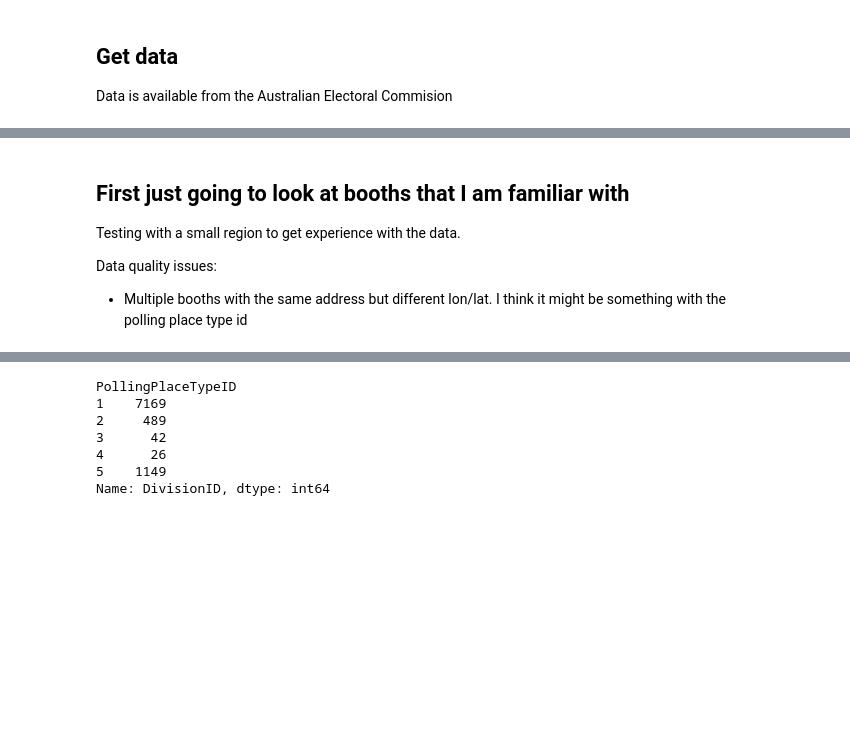
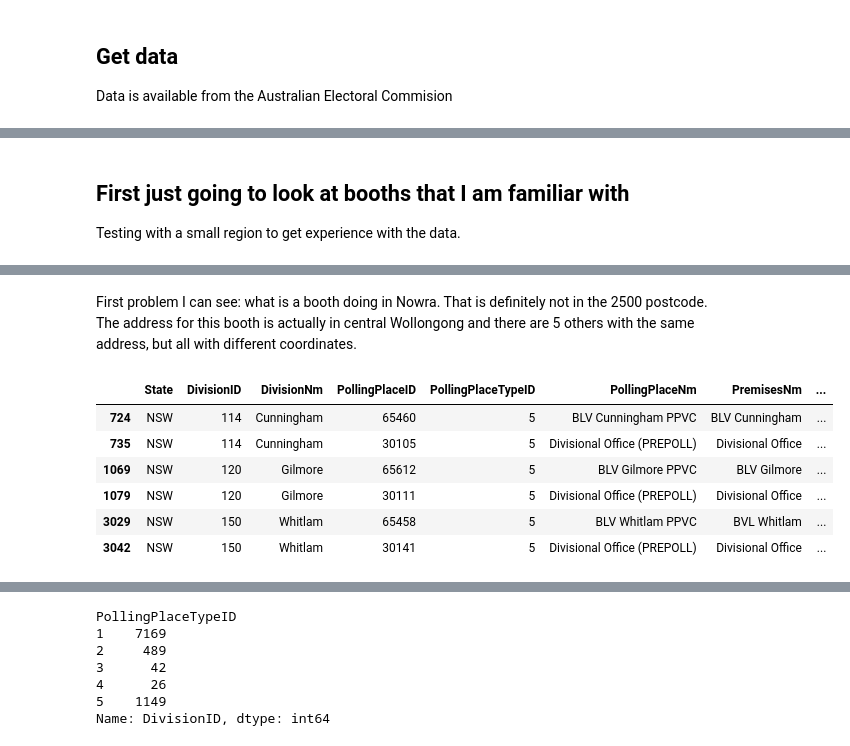
Before and after one commit to RachelBunder/gerrymandering_australia, a Jupyter notebook: explore_booths.ipynb, the cells around one changed output, grey strips where cells are left out. Cells and saved outputs as stored; diff of their text form; code cells hidden in the pictures; blank space fills up the shorter version.

```diff
--- a/explore_booths.ipynb
+++ b/explore_booths.ipynb
@@ -46,9 +49,6 @@ booths.head()
 ## First just going to look at booths that I am familiar with
 
 Testing with a small region to get experience with the data.
-
-Data quality issues:
-* Multiple booths with the same address but different lon/lat. I think it might be something with the polling place type id
 # %%
 
 booths2500 = booths[booths['PremisesPostCode']==2500]
@@ -78,3 +78,15 @@ fig = px.scatter_mapbox(booths2500, lat="Latitude", lon="Longitude", hover_name=
 fig.update_layout(mapbox_style="open-street-map")
 fig.update_layout(margin={"r":0,"t":0,"l":0,"b":0})
 fig.show()
+# %% [markdown]
+First problem I can see: what is a booth doing in Nowra. That is definitely not in the 2500 postcode. The address for this booth is actually in central Wollongong and there are 5 others with the same address, but all with different coordinates.
+# %%
+booths2500[booths2500['PremisesAddress3']=='43 Burelli St']
+# %% [output]
+|  | State | DivisionID | DivisionNm | PollingPlaceID | PollingPlaceTypeID | PollingPlaceNm | PremisesNm | ... |
+| 724 | NSW | 114 | Cunningham | 65460 | 5 | BLV Cunningham PPVC | BLV Cunningham | ... |
+| 735 | NSW | 114 | Cunningham | 30105 | 5 | Divisional Office (PREPOLL) | Divisional Office | ... |
+| 1069 | NSW | 120 | Gilmore | 65612 | 5 | BLV Gilmore PPVC | BLV Gilmore | ... |
+| 1079 | NSW | 120 | Gilmore | 30111 | 5 | Divisional Office (PREPOLL) | Divisional Office | ... |
+| 3029 | NSW | 150 | Whitlam | 65458 | 5 | BLV Whitlam PPVC | BVL Whitlam | ... |
+| 3042 | NSW | 150 | Whitlam | 30141 | 5 | Divisional Office (PREPOLL) | Divisional Office | ... |
```
Also changed, not shown: parts of 15 cells of this notebook.
